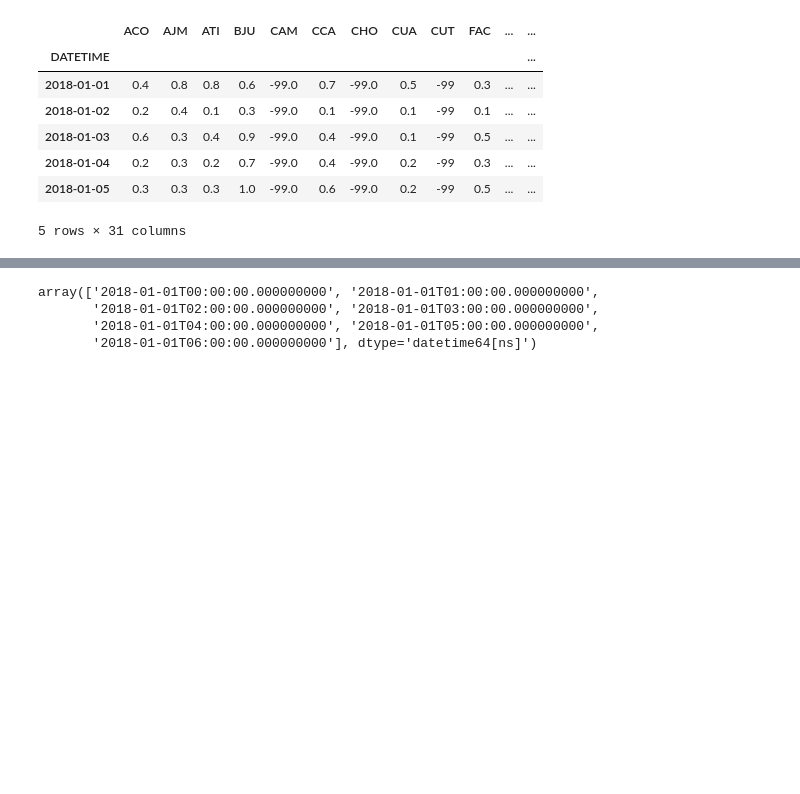
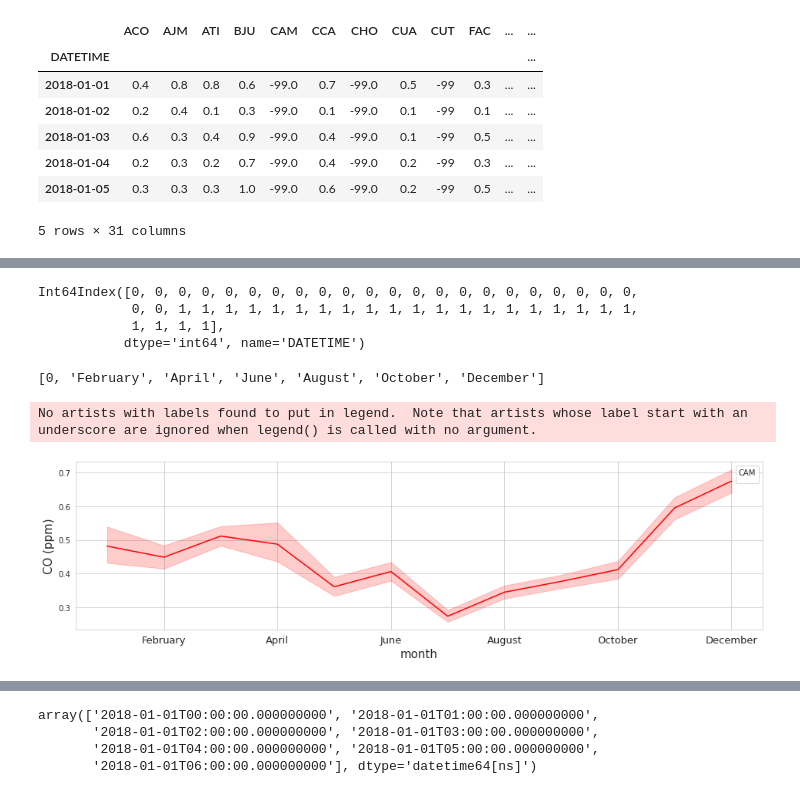
Before and after one commit to lorenaphys/air_pollution_cdmx, a Jupyter notebook: notebooks/Air_pollution_analysis.ipynb, the cells around one changed output, grey strips where cells are left out. Cells and saved outputs as stored; diff of their text form; code cells hidden in the pictures; blank space fills up the shorter version.

Commit message:
I made the firsts plots of CO levels in 2018

```diff
--- a/notebooks/Air_pollution_analysis.ipynb
+++ b/notebooks/Air_pollution_analysis.ipynb
@@ -51,0 +35,2 @@ Int64Index([0, 0, 0, 0, 0, 0, 0, 0, 0, 0, 0, 0, 0, 0, 0, 0, 0, 0, 0, 0, 0, 0,
+# %%
+CO_2018 = CO_2018[CO_2018 != -99]
@@ -51,0 +93,7 @@ Int64Index([0, 0, 0, 0, 0, 0, 0, 0, 0, 0, 0, 0, 0, 0, 0, 0, 0, 0, 0, 0, 0, 0,
+# %%
+prueba.index.dayofweek
+# %% [output]
+Int64Index([0, 0, 0, 0, 0, 0, 0, 0, 0, 0, 0, 0, 0, 0, 0, 0, 0, 0, 0, 0, 0, 0,
+            0, 0, 1, 1, 1, 1, 1, 1, 1, 1, 1, 1, 1, 1, 1, 1, 1, 1, 1, 1, 1, 1,
+            1, 1, 1, 1],
+           dtype='int64', name='DATETIME')
@@ -51,0 +102,21 @@ Int64Index([0, 0, 0, 0, 0, 0, 0, 0, 0, 0, 0, 0, 0, 0, 0, 0, 0, 0, 0, 0, 0, 0,
+# %%
+months = ['January','February','March','April', 'May','June', 'July',
+                      'August', 'September','October', 'November','December']
+# %%
+[0]+months[1::2]
+# %% [output]
+[0, 'February', 'April', 'June', 'August', 'October', 'December']
+# %%
+fig,axes = plt.subplots(figsize=(16,4)) #creating subplots, side by side
+#fig.tight_layout(pad=-2) # makeing plots get closer
+sns.set_style('whitegrid')
+axes = sns.lineplot(data=CO_2018,x=CO_2018.index.month,y='CAM',color='red',
+linewidth=1.5,palette="hls")
+axes.set_xticklabels([0]+months[1::2], fontsize=13)
+#axes.set_yticklabels(axes.get_yticks(), fontsize=13)
+axes.set_xlabel('month', fontsize=15)
+axes.set_ylabel('CO (ppm)', fontsize=15)
+axes.legend().set_title('CAM')
+# %% [output]
+No artists with labels found to put in legend.  Note that artists whose label start with an underscore are ignored when legend() is called with no argument.
+[figure, added]
```
Also changed, not shown: parts of 21 cells of this notebook.
